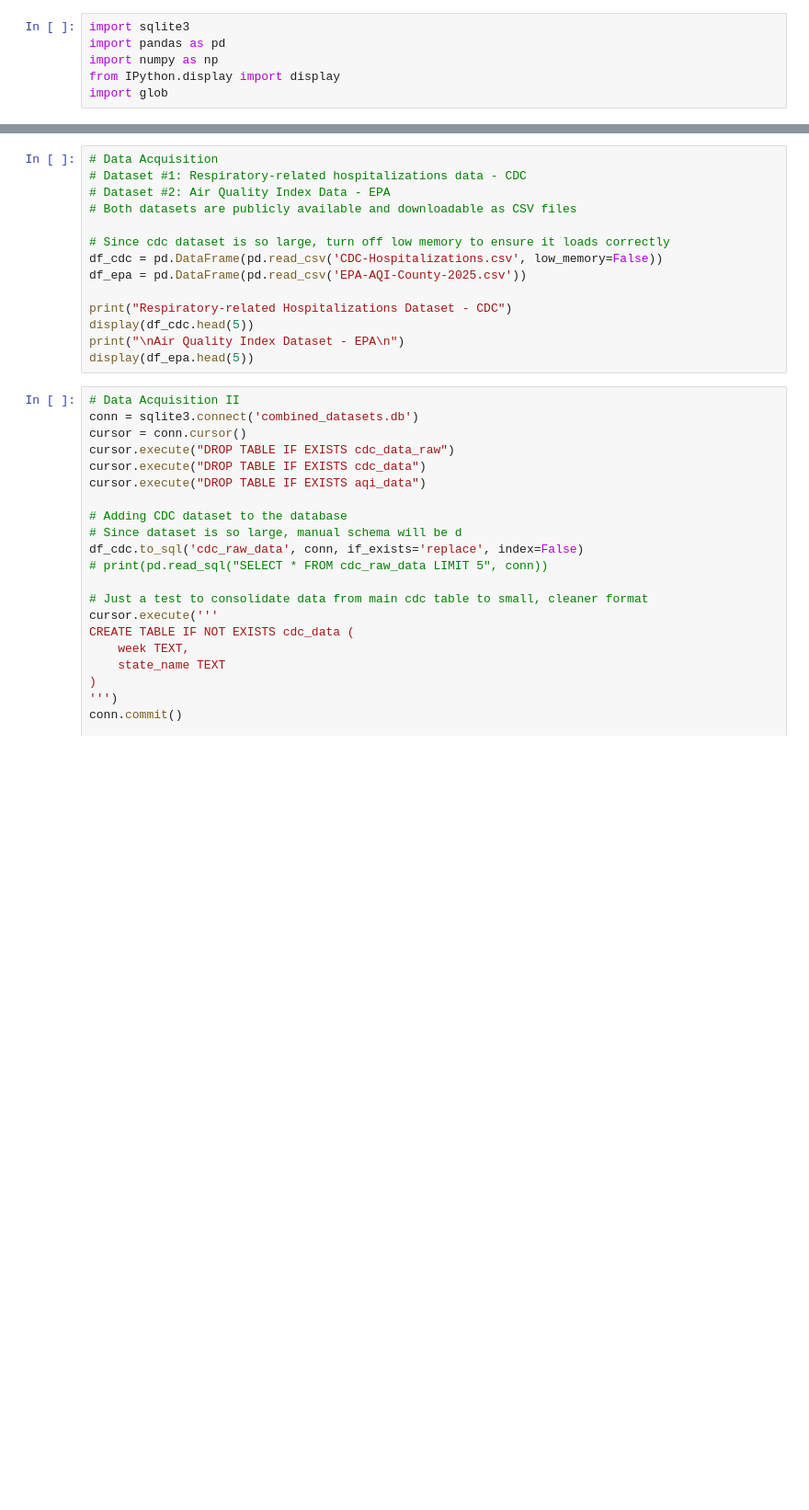
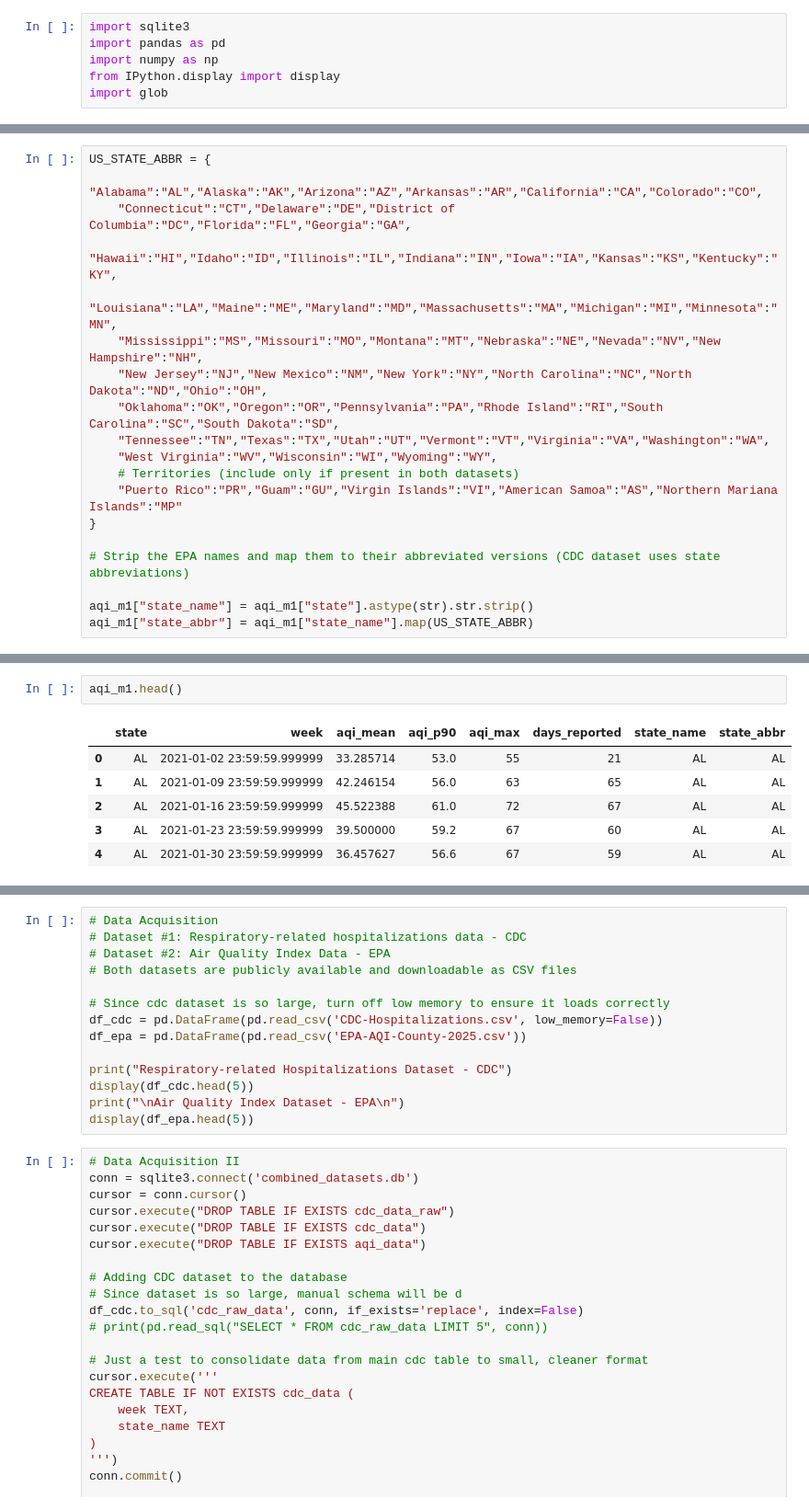
Before and after one commit to crewsdel/CAP5771-Milestone-1, a Jupyter notebook: Code Implementation/CodeImplementation.ipynb, the cells around one changed output, grey strips where cells are left out. Shown at 92% size. Cells and saved outputs as stored; diff of their text form; blank space fills up the shorter version.

```diff
--- a/Code Implementation/CodeImplementation.ipynb
+++ b/Code Implementation/CodeImplementation.ipynb
@@ -6,0 +161,19 @@ import glob
+# %%
+US_STATE_ABBR = {
+    "Alabama":"AL","Alaska":"AK","Arizona":"AZ","Arkansas":"AR","California":"CA","Colorado":"CO",
+    "Connecticut":"CT","Delaware":"DE","District of Columbia":"DC","Florida":"FL","Georgia":"GA",
+    "Hawaii":"HI","Idaho":"ID","Illinois":"IL","Indiana":"IN","Iowa":"IA","Kansas":"KS","Kentucky":"KY",
+    "Louisiana":"LA","Maine":"ME","Maryland":"MD","Massachusetts":"MA","Michigan":"MI","Minnesota":"MN",
+    "Mississippi":"MS","Missouri":"MO","Montana":"MT","Nebraska":"NE","Nevada":"NV","New Hampshire":"NH",
+    "New Jersey":"NJ","New Mexico":"NM","New York":"NY","North Carolina":"NC","North Dakota":"ND","Ohio":"OH",
+    "Oklahoma":"OK","Oregon":"OR","Pennsylvania":"PA","Rhode Island":"RI","South Carolina":"SC","South Dakota":"SD",
+    "Tennessee":"TN","Texas":"TX","Utah":"UT","Vermont":"VT","Virginia":"VA","Washington":"WA",
+    "West Virginia":"WV","Wisconsin":"WI","Wyoming":"WY",
+    # Territories (include only if present in both datasets)
+    "Puerto Rico":"PR","Guam":"GU","Virgin Islands":"VI","American Samoa":"AS","Northern Mariana Islands":"MP"
+}
+
+# Strip the EPA names and map them to their abbreviated versions (CDC dataset uses state abbreviations)
+
+aqi_m1["state_name"] = aqi_m1["state"].astype(str).str.strip()
+aqi_m1["state_abbr"] = aqi_m1["state_name"].map(US_STATE_ABBR)
@@ -6,0 +227,9 @@ import glob
+# %%
+aqi_m1.head()
+# %% [output]
+|  | state | week | aqi_mean | aqi_p90 | aqi_max | days_reported | state_name | state_abbr |
+| 0 | AL | 2021-01-02 23:59:59.999999 | 33.285714 | 53.0 | 55 | 21 | AL | AL |
+| 1 | AL | 2021-01-09 23:59:59.999999 | 42.246154 | 56.0 | 63 | 65 | AL | AL |
+| 2 | AL | 2021-01-16 23:59:59.999999 | 45.522388 | 61.0 | 72 | 67 | AL | AL |
+| 3 | AL | 2021-01-23 23:59:59.999999 | 39.500000 | 59.2 | 67 | 60 | AL | AL |
+| 4 | AL | 2021-01-30 23:59:59.999999 | 36.457627 | 56.6 | 67 | 59 | AL | AL |
```
Also changed, not shown: parts of 27 cells of this notebook.
